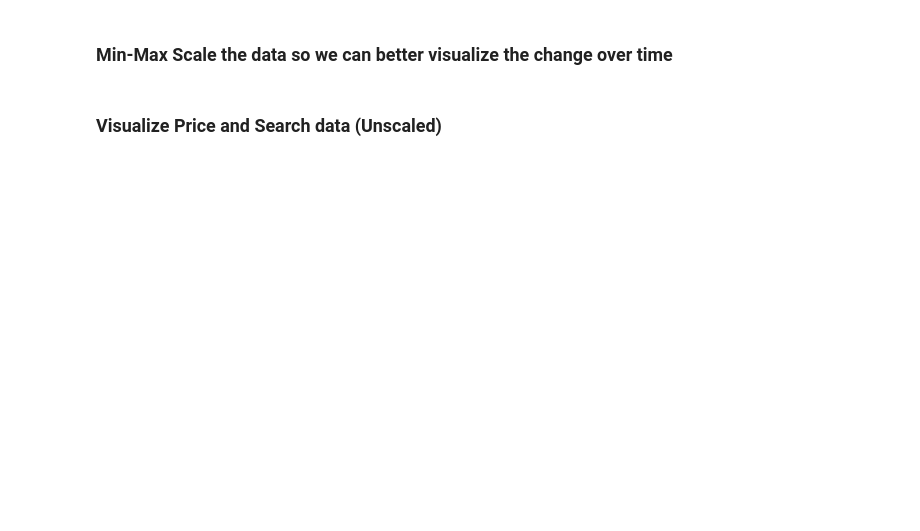
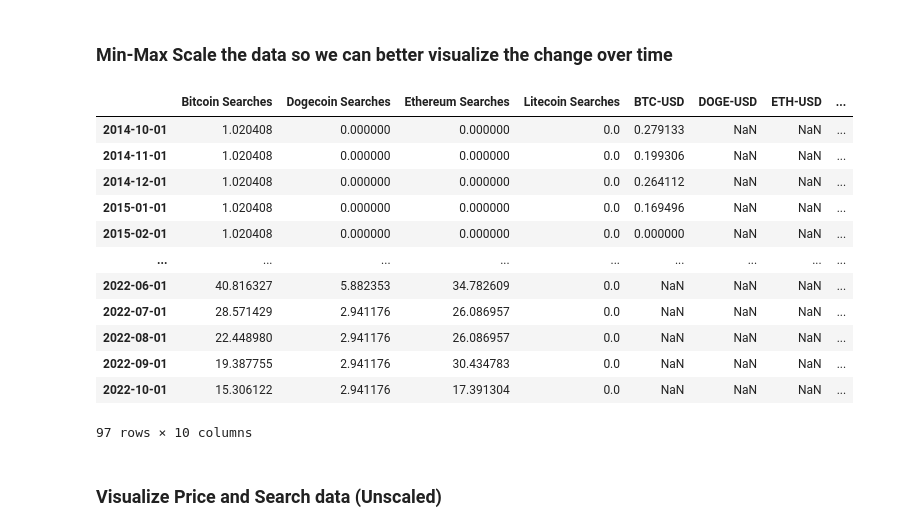
Before and after one commit to larry-lime/btc-stat-analysis, a Jupyter notebook: src/search_and_price/search_and_price.ipynb, the cells around one changed output. Drawn from its saved outputs; the diff is of its cells as text; code cells hidden in the pictures; blank space fills up the shorter version.

```diff
--- a/src/search_and_price/search_and_price.ipynb
+++ b/src/search_and_price/search_and_price.ipynb
@@ -534,18 +252,32 @@ plt.savefig("plots\\search_and_price_corr.jpg", dpi = 300)
 # %%
 #Scale the data
 from sklearn import preprocessing
 min_max_scaler = preprocessing.MinMaxScaler(feature_range=(0, 100))
 scaled = min_max_scaler.fit_transform(search_and_price_concat)
 search_and_price_scale = pd.DataFrame(scaled, columns = search_and_price_concat.columns)
 search_and_price_scale = search_and_price_scale.set_index(search_and_price_concat.index)
 
 # Save the dataframe
-search_and_price_scale.to_csv("csv\\search_and_price_scale.csv")
-search_and_price_scale.to_pickle("binary\\search_and_price_scale.p")
+search_and_price_scale.to_csv("csv/search_and_price_scale.csv")
+search_and_price_scale.to_pickle("binary/search_and_price_scale.p")
 
 # Show the plot
 search_and_price_scale['dates'] = search_and_price_scale.index
 search_and_price_scale
+# %% [output]
+|  | Bitcoin Searches | Dogecoin Searches | Ethereum Searches | Litecoin Searches | BTC-USD | DOGE-USD | ETH-USD | ... |
+| 2014-10-01 | 1.020408 | 0.000000 | 0.000000 | 0.0 | 0.279133 | NaN | NaN | ... |
+| 2014-11-01 | 1.020408 | 0.000000 | 0.000000 | 0.0 | 0.199306 | NaN | NaN | ... |
+| 2014-12-01 | 1.020408 | 0.000000 | 0.000000 | 0.0 | 0.264112 | NaN | NaN | ... |
+| 2015-01-01 | 1.020408 | 0.000000 | 0.000000 | 0.0 | 0.169496 | NaN | NaN | ... |
+| 2015-02-01 | 1.020408 | 0.000000 | 0.000000 | 0.0 | 0.000000 | NaN | NaN | ... |
+| ... | ... | ... | ... | ... | ... | ... | ... | ... |
+| 2022-06-01 | 40.816327 | 5.882353 | 34.782609 | 0.0 | NaN | NaN | NaN | ... |
+| 2022-07-01 | 28.571429 | 2.941176 | 26.086957 | 0.0 | NaN | NaN | NaN | ... |
+| 2022-08-01 | 22.448980 | 2.941176 | 26.086957 | 0.0 | NaN | NaN | NaN | ... |
+| 2022-09-01 | 19.387755 | 2.941176 | 30.434783 | 0.0 | NaN | NaN | NaN | ... |
+| 2022-10-01 | 15.306122 | 2.941176 | 17.391304 | 0.0 | NaN | NaN | NaN | ... |
+97 rows × 10 columns
 # %% [markdown]
 ### Visualize Price and Search data (Unscaled)
 # %%
```
Also changed, not shown: parts of 75 cells of this notebook, 31 other files.
